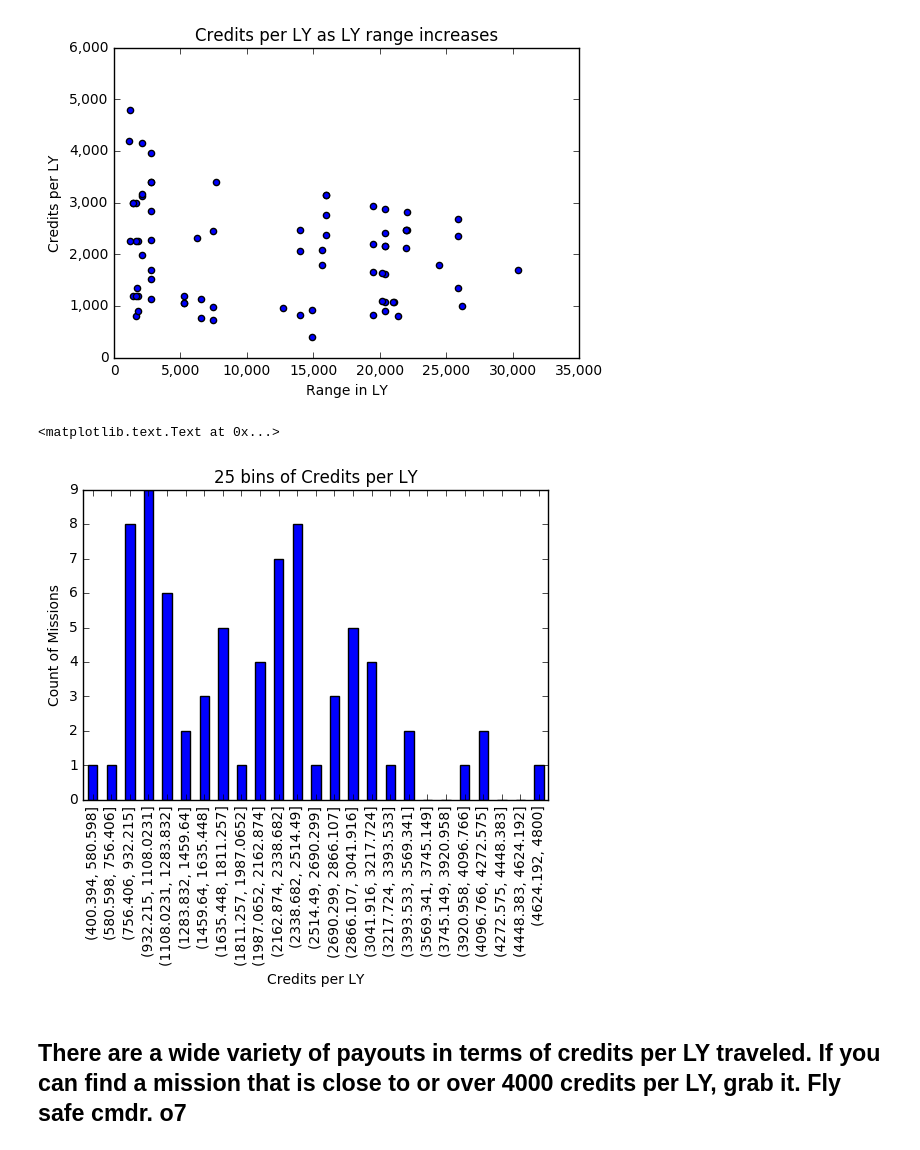
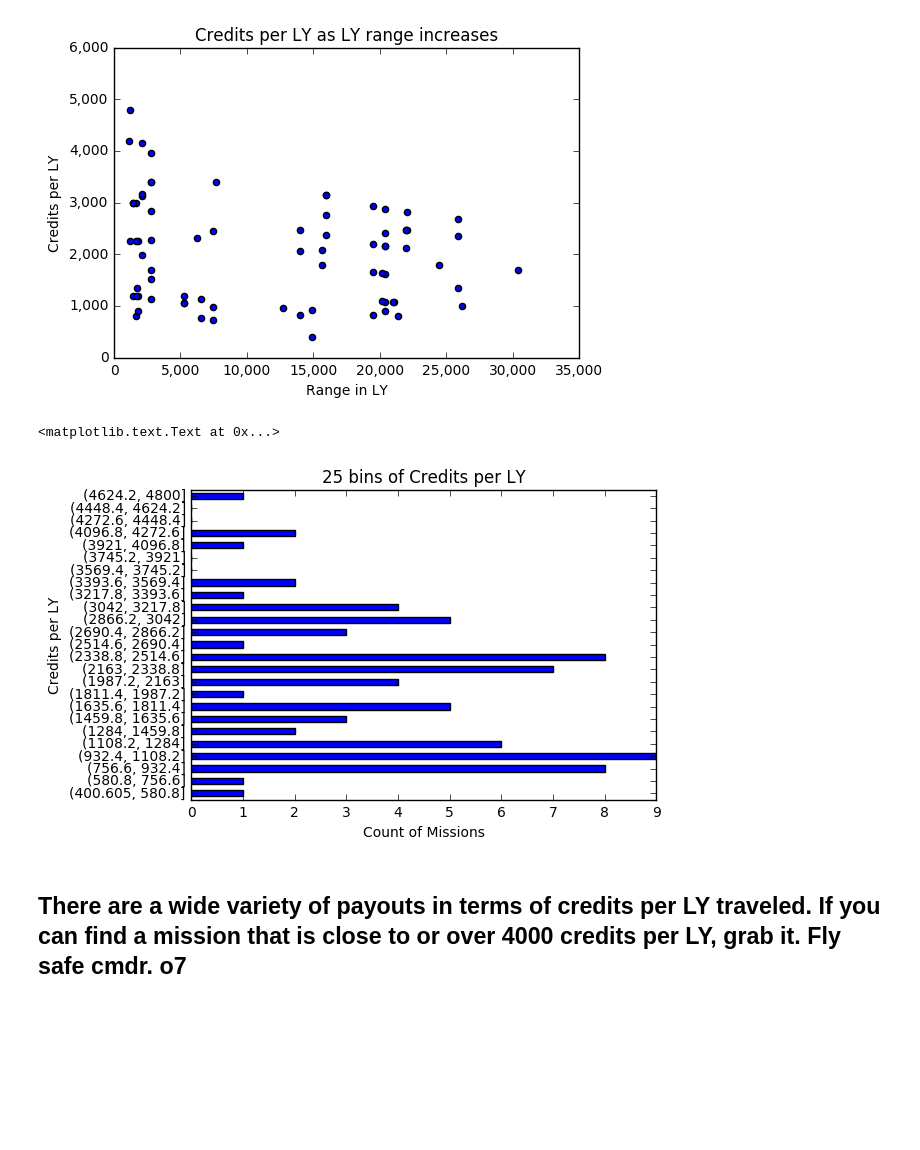
Before and after one commit to firefly2442/EliteDangerous-analysis, a Jupyter notebook: Elite-long-range-passenger.ipynb, the cells around one changed output. Saved outputs shown, nothing was run; the diff lists cells and outputs as text; code cells hidden in the pictures; blank space fills up the shorter version.

```diff
--- a/Elite-long-range-passenger.ipynb
+++ b/Elite-long-range-passenger.ipynb
@@ -67,14 +67,14 @@ Correlation between credit ratio and LY range:
 [figure]
 # %%
 #https://stackoverflow.com/questions/27157522/pandas-plot-histogram-data-frame-index
-df['bucket'] = pd.cut(df['Credits per LY'], bins=25)
+df['bucket'] = pd.cut(df['Credits per LY'].round(0), bins=25)
 newdf = df[['bucket','Credits per LY']].groupby('bucket').size()
-newdf.plot(kind='bar', title='25 bins of Credits per LY')
+newdf.plot(kind='barh', title='25 bins of Credits per LY') #barh - horizontal barplot
 ax = plt.gca()
-ax.set_xlabel('Credits per LY')
-ax.set_ylabel('Count of Missions')
+ax.set_ylabel('Credits per LY')
+ax.set_xlabel('Count of Missions')
 # %% [output]
 <matplotlib.text.Text at 0x...>
-[figure, old version]
+[figure, new version]
 # %% [markdown]
 ## There are a wide variety of payouts in terms of credits per LY traveled.  If you can find a mission that is close to or over 4000 credits per LY, grab it.  Fly safe cmdr.  o7
```
